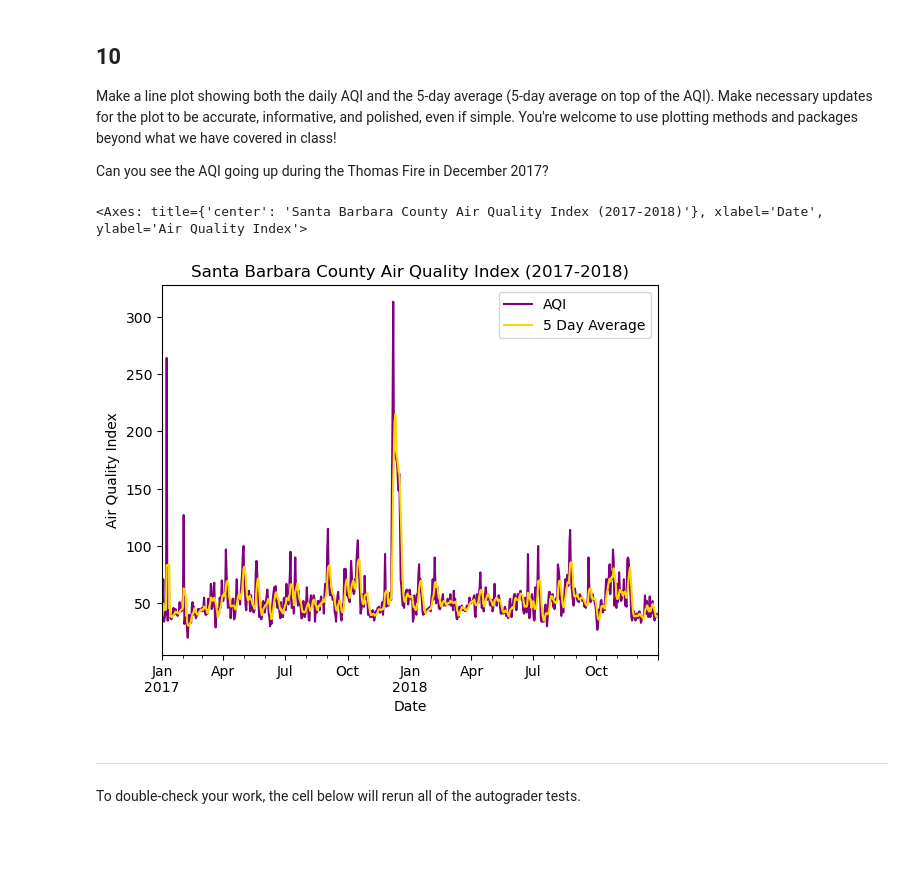
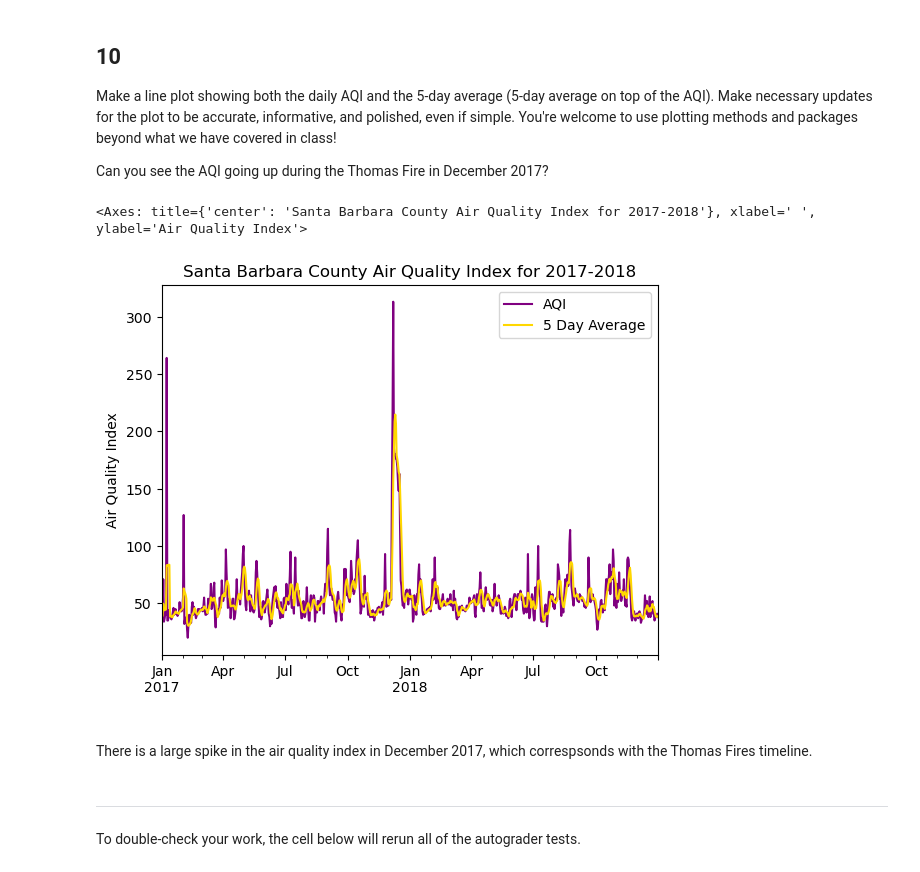
Before and after one commit to kylienewcomer/eds220-hwk2, a Jupyter notebook: task3/hwk2-task3-aqi.ipynb, the cells around one changed output. Saved outputs shown, nothing was run; the diff lists cells and outputs as text; code cells hidden in the pictures; blank space fills up the shorter version.

```diff
--- a/task3/hwk2-task3-aqi.ipynb
+++ b/task3/hwk2-task3-aqi.ipynb
@@ -367,14 +393,16 @@ Can you see the AQI going up during the Thomas Fire in December 2017?
 # %%
 aqi_sb.plot(kind = "line",
             y = ['aqi', 'five_day_average'], # Select my two variables
             label = ['AQI', '5 Day Average'],
             color = ['purple', 'gold'], # Skol vikings
-           xlabel = 'Date', # Add my labels and title
-           ylabel = 'Air Quality Index',
-           title = 'Santa Barbara County Air Quality Index (2017-2018)')
+           xlabel = " ", # Date label feels redundent
+           ylabel = 'Air Quality Index', # Add y label and title
+           title = 'Santa Barbara County Air Quality Index for 2017-2018')
 # %% [output]
-<Axes: title={'center': 'Santa Barbara County Air Quality Index (2017-2018)'}, xlabel='Date', ylabel='Air Quality Index'>
+<Axes: title={'center': 'Santa Barbara County Air Quality Index for 2017-2018'}, xlabel=' ', ylabel='Air Quality Index'>
-[figure, old version]
+[figure, new version]
+# %% [markdown]
+There is a large spike in the air quality index in December 2017, which correspsonds with the Thomas Fires timeline.
 # %% [markdown]
 ---
 
```
Also changed, not shown: parts of 6 cells of this notebook.
